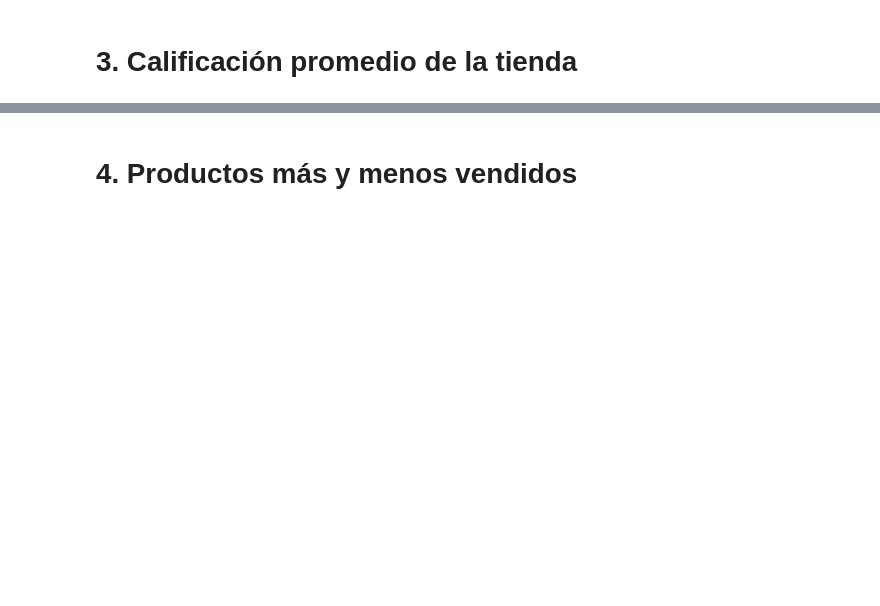
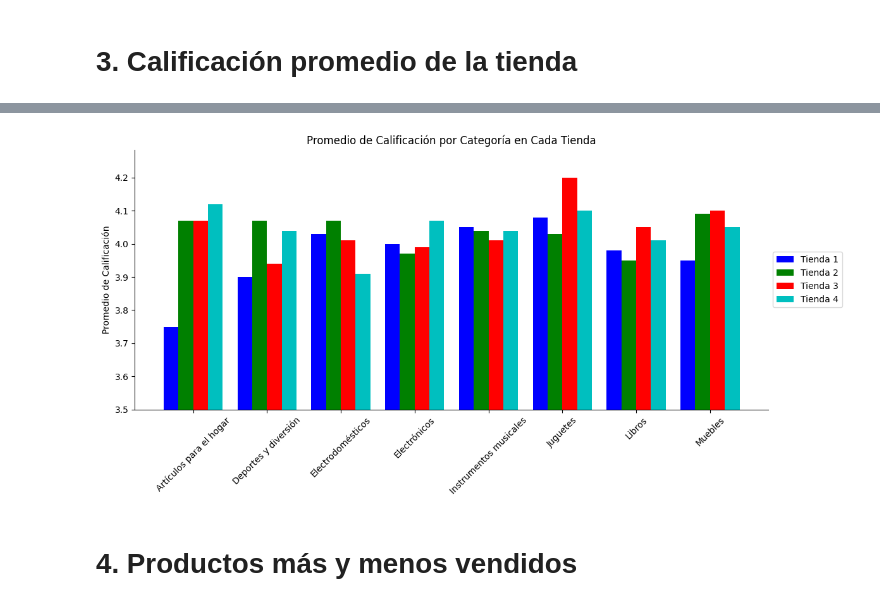
Before and after one commit to dialejo/challenge-data-science-python, a Jupyter notebook: AluraStoreLatam.ipynb, the cells around one changed output, grey strips where cells are left out. Saved outputs shown, nothing was run; the diff lists cells and outputs as text; code cells hidden in the pictures; blank space fills up the shorter version.

```diff
--- a/AluraStoreLatam.ipynb
+++ b/AluraStoreLatam.ipynb
@@ -197,2 +248,59 @@ plt.show()
+# %%
+categorias = tienda['Categoría del Producto'].tolist()
+calificaciones = tienda['Calificación'].tolist()
+
+promedios_categoria_tienda1 = {categoria: round(sum([cal for cat, cal in zip(categorias, calificaciones) if cat == categoria]) / len([cal for cat, cal in zip(categorias, calificaciones) if cat == categoria]), 2) for categoria in set(categorias)}
+
+categorias2 = tienda2['Categoría del Producto'].tolist()
+calificaciones2 = tienda2['Calificación'].tolist()
+
+promedios_categoria_tienda2 = {categoria: round(sum([cal for cat, cal in zip(categorias2, calificaciones2) if cat == categoria]) / len([cal for cat, cal in zip(categorias2, calificaciones2) if cat == categoria]), 2)for categoria in set(categorias2)}
+
+categorias3 = tienda3['Categoría del Producto'].tolist()
+calificaciones3 = tienda3['Calificación'].tolist()
+
+promedios_categoria_tienda3 = {categoria: round(sum([cal for cat, cal in zip(categorias3, calificaciones3) if cat == categoria]) / len([cal for cat, cal in zip(categorias3, calificaciones3) if cat == categoria]), 2)for categoria in set(categorias3)}
+
+categorias4 = tienda4['Categoría del Producto'].tolist()
+calificaciones4 = tienda3['Calificación'].tolist()
+
+promedios_categoria_tienda4 = {categoria: round(sum([cal for cat, cal in zip(categorias4, calificaciones4) if cat == categoria]) / len([cal for cat, cal in zip(categorias4, calificaciones4) if cat == categoria]), 2)for categoria in set(categorias4)}
+# %%
+todas_las_categorias = set( list(promedios_categoria_tienda1.keys()) + list(promedios_categoria_tienda2.keys()) + list(promedios_categoria_tienda3.keys()) + list(promedios_categoria_tienda4.keys()))
+categorias_ordenadas = sorted(todas_las_categorias)
+
+valores_t1 = [promedios_categoria_tienda1.get(cat, 0) for cat in categorias_ordenadas]
+valores_t2 = [promedios_categoria_tienda2.get(cat, 0) for cat in categorias_ordenadas]
+valores_t3 = [promedios_categoria_tienda3.get(cat, 0) for cat in categorias_ordenadas]
+valores_t4 = [promedios_categoria_tienda4.get(cat, 0) for cat in categorias_ordenadas]
+colores = ['b', 'g', 'r', 'c']
+
+import matplotlib.pyplot as plt
+import numpy as np
+
+x = np.arange(len(categorias_ordenadas))
+ancho = 0.2  # ancho de las barras
+
+plt.figure(figsize=(12, 6))
+
+
+ax = plt.gca()
+ax.spines['top'].set_visible(False)
+ax.spines['right'].set_visible(False)
+
+plt.bar(x - 1.5*ancho, valores_t1, width=ancho, label='Tienda 1',color=colores[0])
+plt.bar(x - 0.5*ancho, valores_t2, width=ancho, label='Tienda 2',color=colores[1])
+plt.bar(x + 0.5*ancho, valores_t3, width=ancho, label='Tienda 3',color=colores[2])
+plt.bar(x + 1.5*ancho, valores_t4, width=ancho, label='Tienda 4',color=colores[3])
+
+plt.ylim(3.5, max(valores_t1) * 1.05)
+plt.xticks(x, categorias_ordenadas, rotation=45)
+plt.ylabel('Promedio de Calificación')
+plt.title('Promedio de Calificación por Categoría en Cada Tienda')
+plt.legend(loc='center left', bbox_to_anchor=(1, 0.5))
+plt.tight_layout()
+plt.show()
+# %% [output]
+[figure, added]
 # %% [markdown]
 # 4. Productos más y menos vendidos
```
Also changed, not shown: parts of 12 cells of this notebook.
